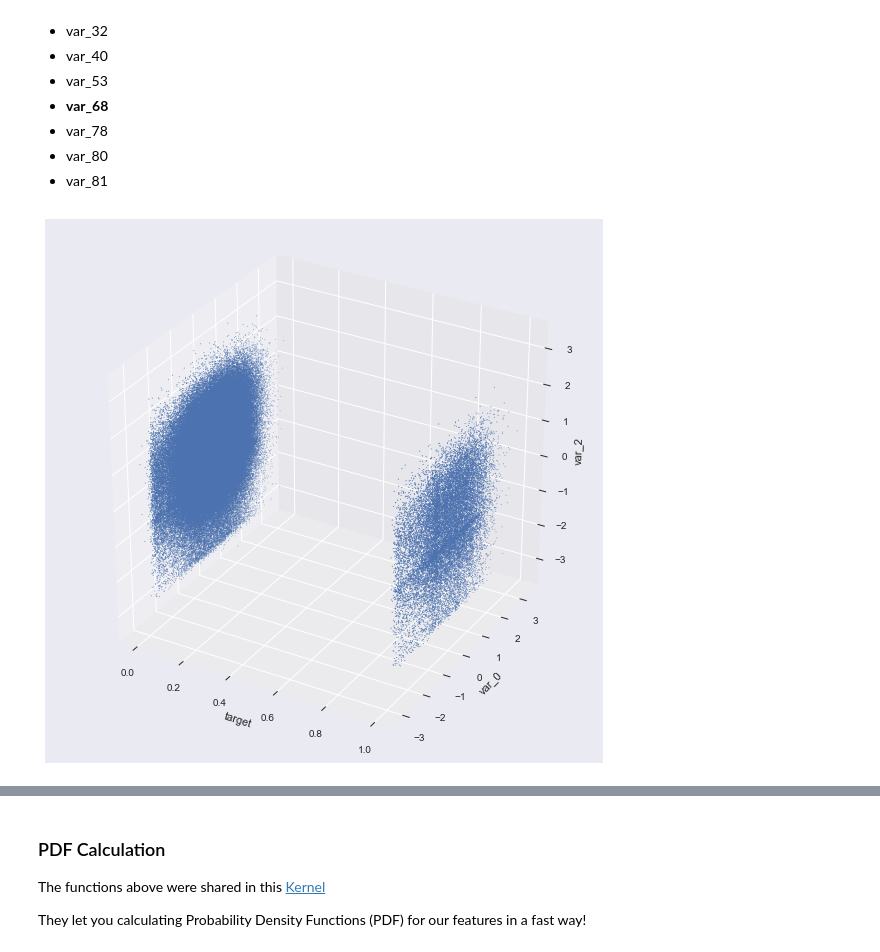
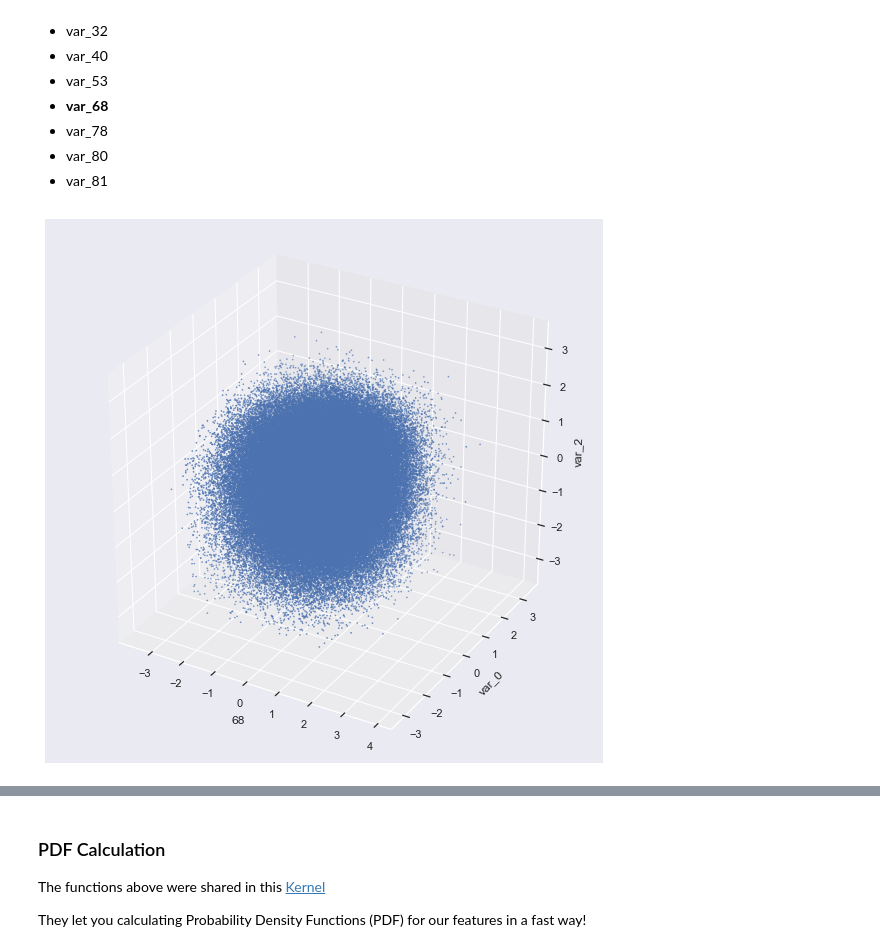
Before and after one commit to FedericoRaimondi/myProjects, a Jupyter notebook: Santander_Customer_Transaction_Prediction/Exploratory_Data_Analysis/Data Exploration.ipynb, the cells around one changed output, grey strips where cells are left out. Cells and saved outputs as stored; diff of their text form; code cells hidden in the pictures.

```diff
--- a/Santander_Customer_Transaction_Prediction/Exploratory_Data_Analysis/Data Exploration.ipynb
+++ b/Santander_Customer_Transaction_Prediction/Exploratory_Data_Analysis/Data Exploration.ipynb
@@ -353,17 +353,17 @@ Variables to look closer:
 # %%
 from mpl_toolkits import mplot3d
 from mpl_toolkits.mplot3d import axes3d
 fig = plt.figure(figsize=(10,10))
 ax = fig.add_subplot(111, projection='3d')
-ax.scatter(df_train['target'].values, df_train['var_0'].values, df_train['var_2'].values, s=0.5)
+ax.scatter(df_train['var_68'].values, df_train['var_0'].values, df_train['var_2'].values, s=0.5)
 
-ax.set_xlabel('target')
+ax.set_xlabel('68')
 ax.set_ylabel('var_0')
 ax.set_zlabel('var_2')
 
 plt.show()
 # %% [output]
-[figure, old version]
+[figure, new version]
 # %%
 fig = plt.figure(figsize=(10,10))
 ax = fig.add_subplot(111)
```
Also changed, not shown: parts of 7 cells of this notebook.
